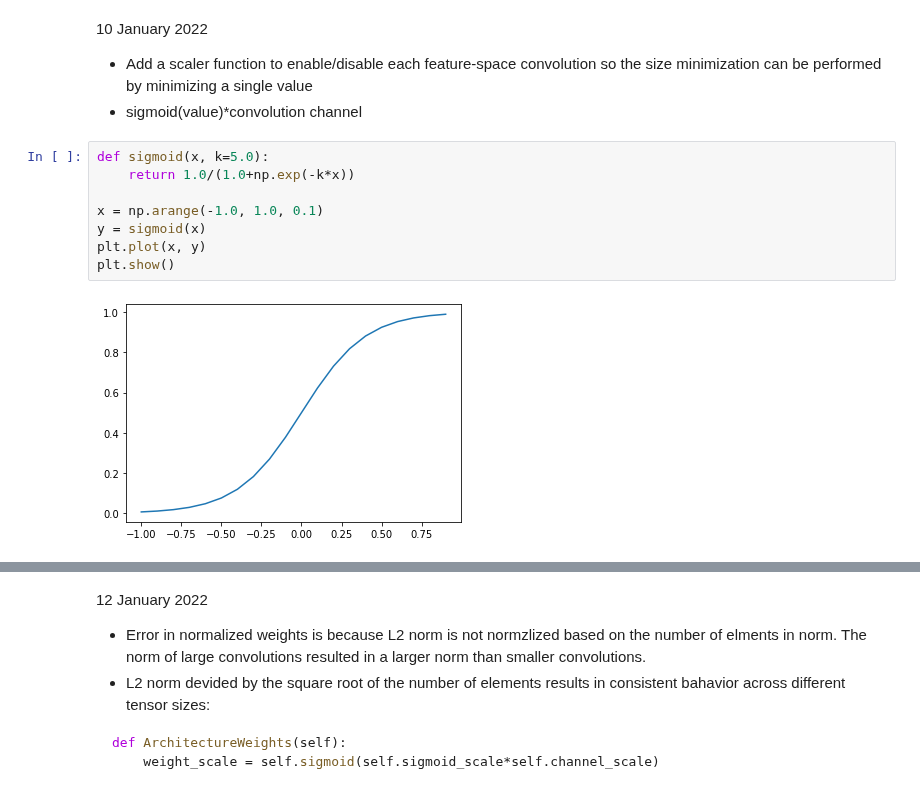
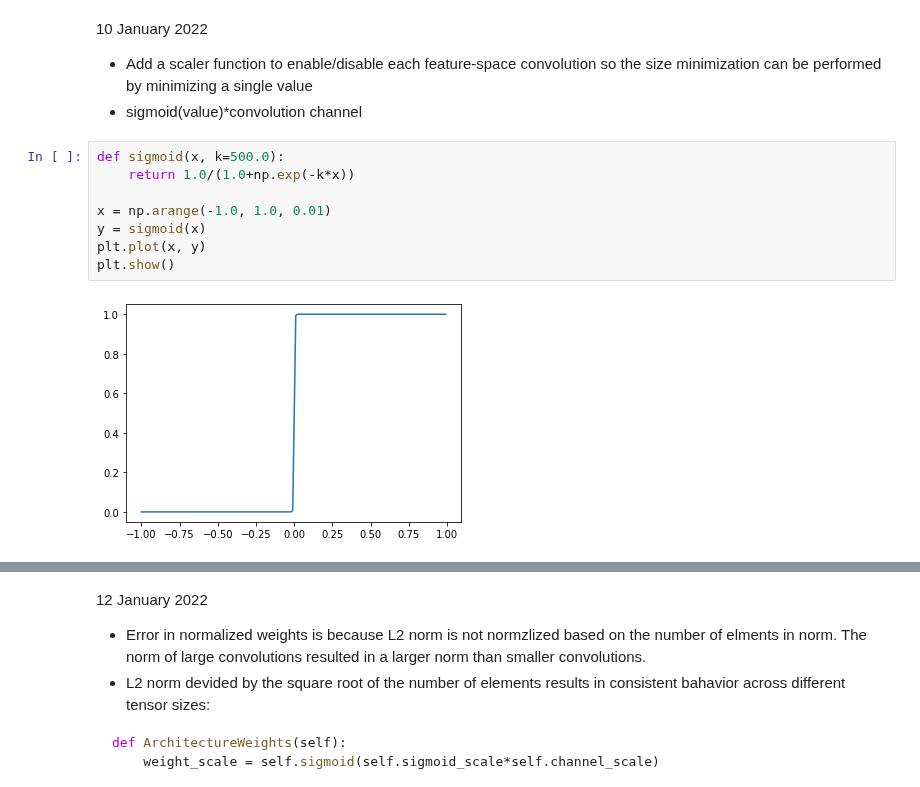
Before and after one commit to bhlarson/mllib, a Jupyter notebook: notebook/notes.ipynb, the cells around one changed output, grey strips where cells are left out. Cells and saved outputs as stored; diff of their text form.

```diff
--- a/notebook/notes.ipynb
+++ b/notebook/notes.ipynb
@@ -445,15 +445,15 @@ Test [1, 5.000000] training accuracy=0.095000 test accuracy=0.100000 training lo
 - Add a scaler function to enable/disable each feature-space convolution so the size minimization can be performed by minimizing a single value
 - sigmoid(value)*convolution channel
 # %%
-def sigmoid(x, k=5.0):
+def sigmoid(x, k=500.0):
     return 1.0/(1.0+np.exp(-k*x))
 
-x = np.arange(-1.0, 1.0, 0.1)
+x = np.arange(-1.0, 1.0, 0.01)
 y = sigmoid(x)
 plt.plot(x, y)
 plt.show()
 # %% [output]
-[figure, old version]
+[figure, new version]
 # %% [markdown]
 55- Added channel_scale so the convolution can be minimized by searching a single value rather the norm of the convolution
 - ConvBR::Forward, rather than scaling the convlution weights, I can scale the convolution output of all batches and convolutions by sigmoid(sigmoid_scale*cannel_scale)
```
Also changed, not shown: parts of 3 cells of this notebook, 5 other files.
